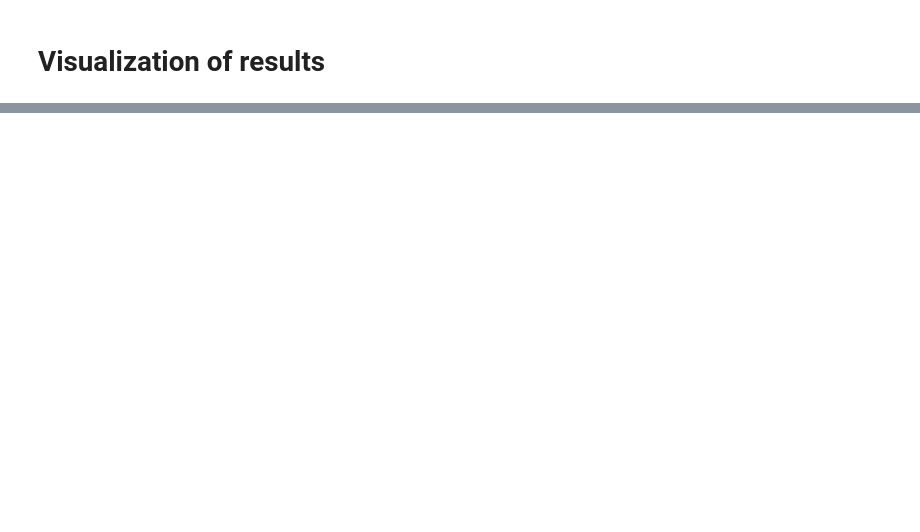
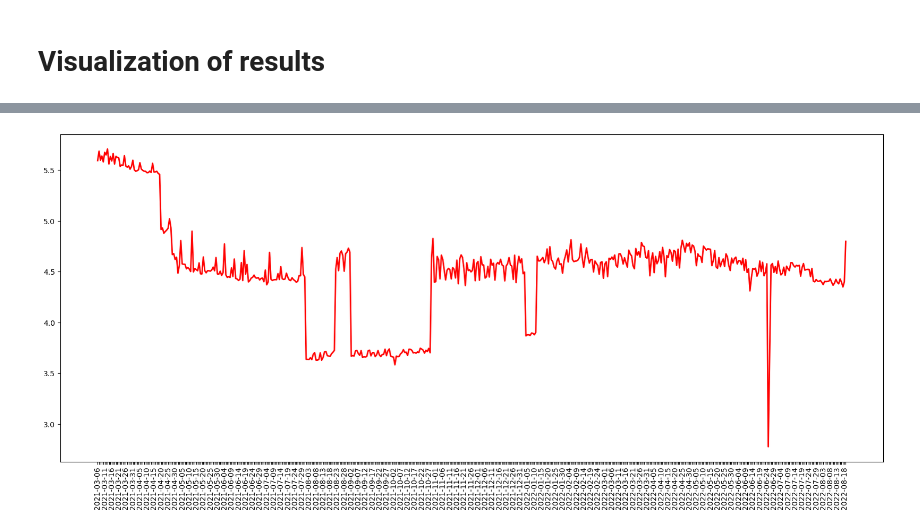
Before and after one commit to juanmolera/ETL-project, a Jupyter notebook: notebooks/5-visualization.ipynb, the cells around one changed output, grey strips where cells are left out. Saved outputs shown, nothing was run; the diff lists cells and outputs as text; code cells hidden in the pictures; blank space fills up the shorter version.

```diff
--- a/notebooks/5-visualization.ipynb
+++ b/notebooks/5-visualization.ipynb
@@ -21,0 +94,27 @@ scraped.head()
+# %%
+price_evolution_expensive_categories = {'dates': [], 'mean_prices': []}
+expensive_categories = ['perfumeria_higiene_salud', 'cervezas_vinos_y_bebidas_con_alcohol', 'bebe', 'pescados_mariscos_y_ahumados', 'charcuteria_y_quesos']
+
+
+for d in tqdm(unique_dates):
+    price_evolution_expensive_categories['dates'].append(d)
+    price_evolution_expensive_categories['mean_prices'].append(concatenation[(concatenation['insert_date'] == d) & (concatenation['category'] == 'perfumeria_higiene_salud')]['price'].mean())
+# %%
+plt.figure(figsize =(20,8))
+
+
+line_plot = sns.lineplot(x = price_evolution_expensive_categories['dates'],
+             y = price_evolution_expensive_categories['mean_prices'],
+             linewidth = 2,
+             color = "red")
+
+plt.xticks(rotation=90);
+
+for index, label in enumerate(line_plot.get_xticklabels()):
+   if index % 5 == 0:
+      label.set_visible(True)
+   else:
+      label.set_visible(False)
+plt.show()
+# %% [output]
+[figure, added]
```
Also changed, not shown: parts of 12 cells of this notebook, 6 other files.
